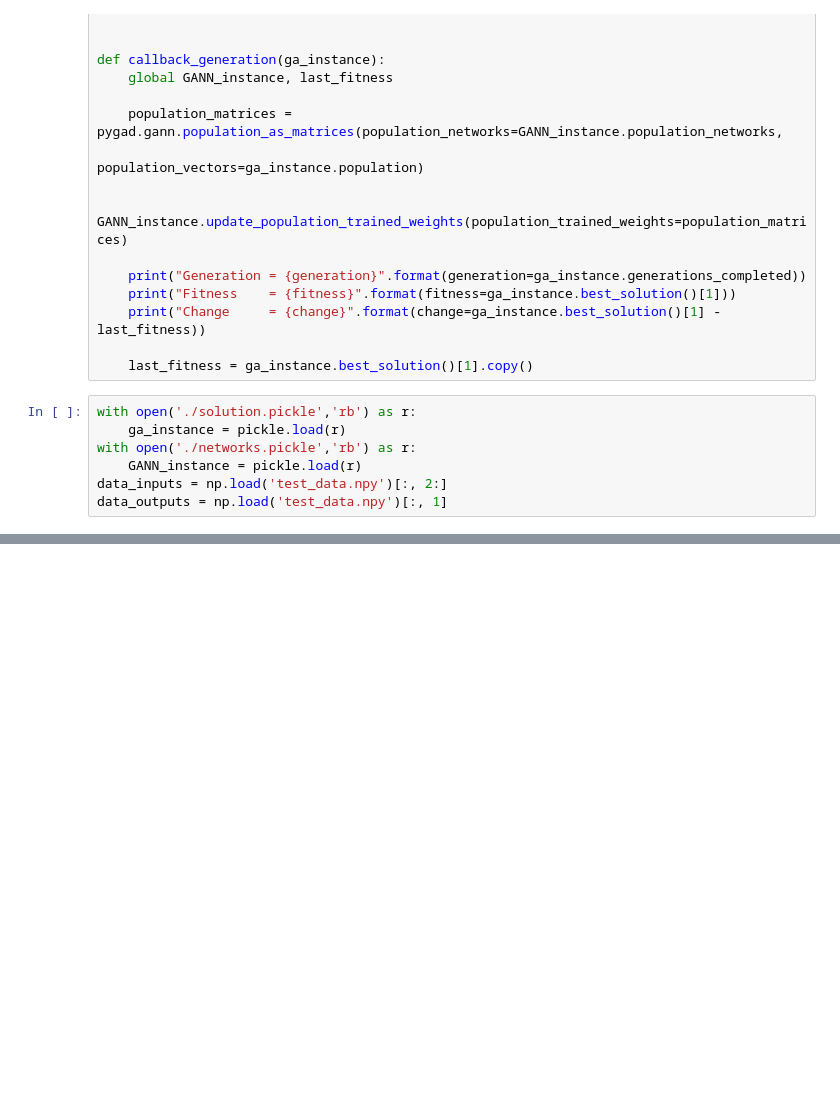
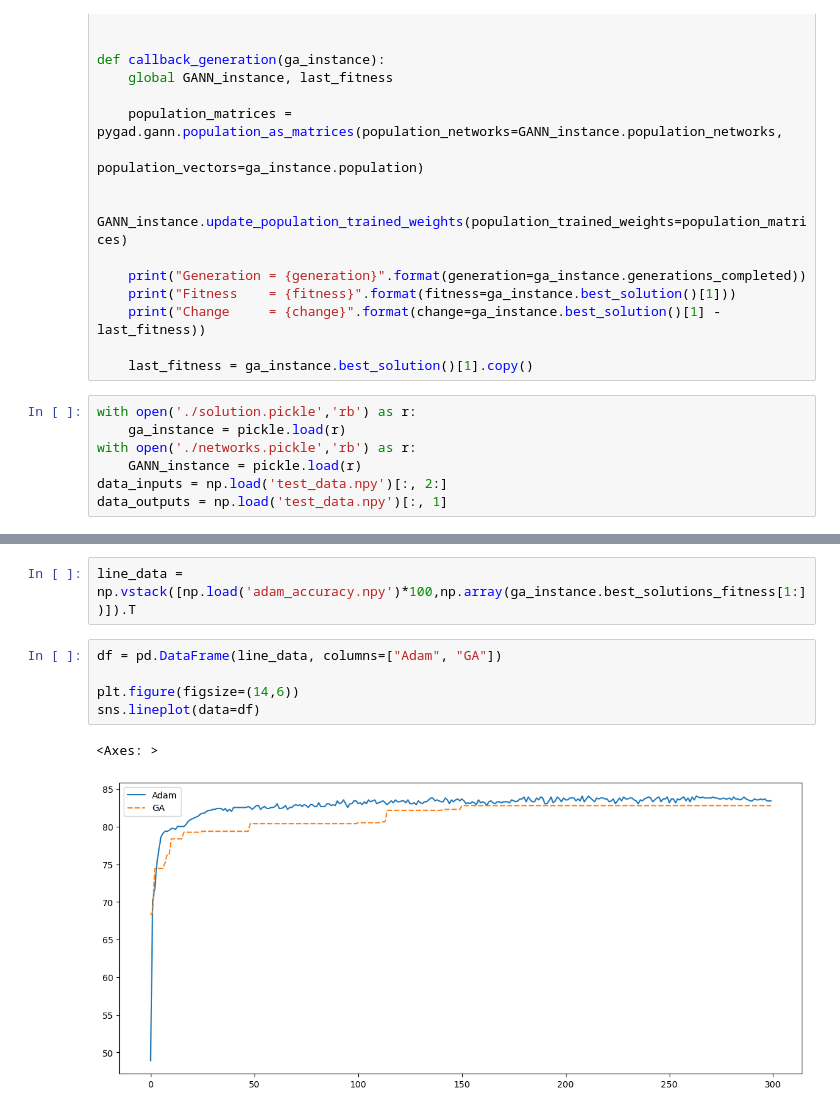
Before and after one commit to HelloMrGeorge/GeneNetwork, a Jupyter notebook: test_gann.ipynb, the cells around one changed output, grey strips where cells are left out. Drawn from its saved outputs; the diff is of its cells as text; blank space fills up the shorter version.

Commit message:
add adam learning

```diff
--- a/test_gann.ipynb
+++ b/test_gann.ipynb
@@ -54,0 +122,10 @@ Classification accuracy : 75.0.
+# %%
+line_data = np.vstack([np.load('adam_accuracy.npy')*100,np.array(ga_instance.best_solutions_fitness[1:])]).T
+# %%
+df = pd.DataFrame(line_data, columns=["Adam", "GA"])
+
+plt.figure(figsize=(14,6))
+sns.lineplot(data=df)
+# %% [output]
+<Axes: >
+[figure, added]
```
Also changed, not shown: parts of 6 cells of this notebook, 7 other files.
